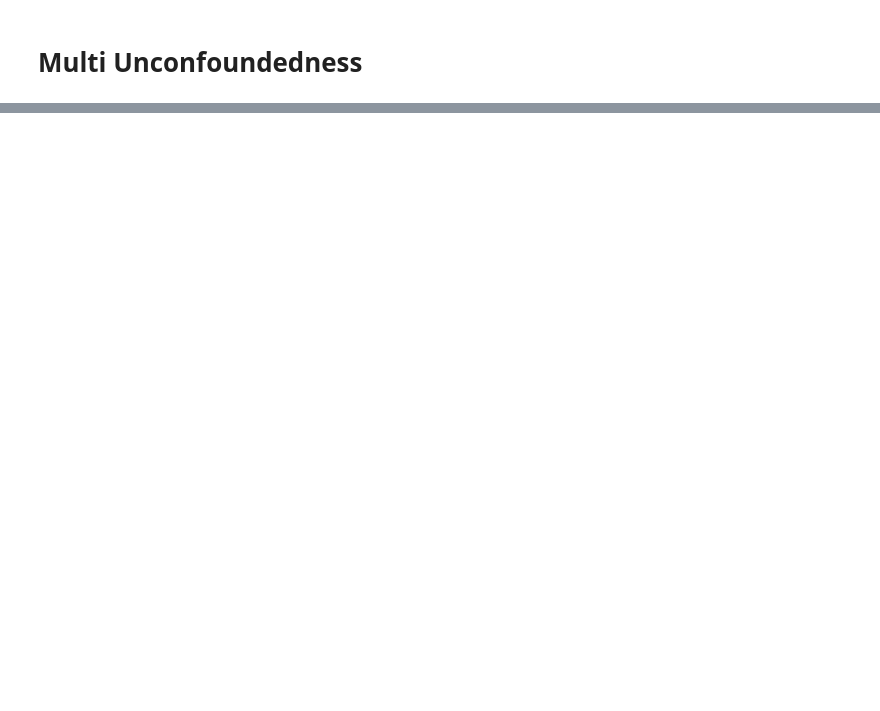
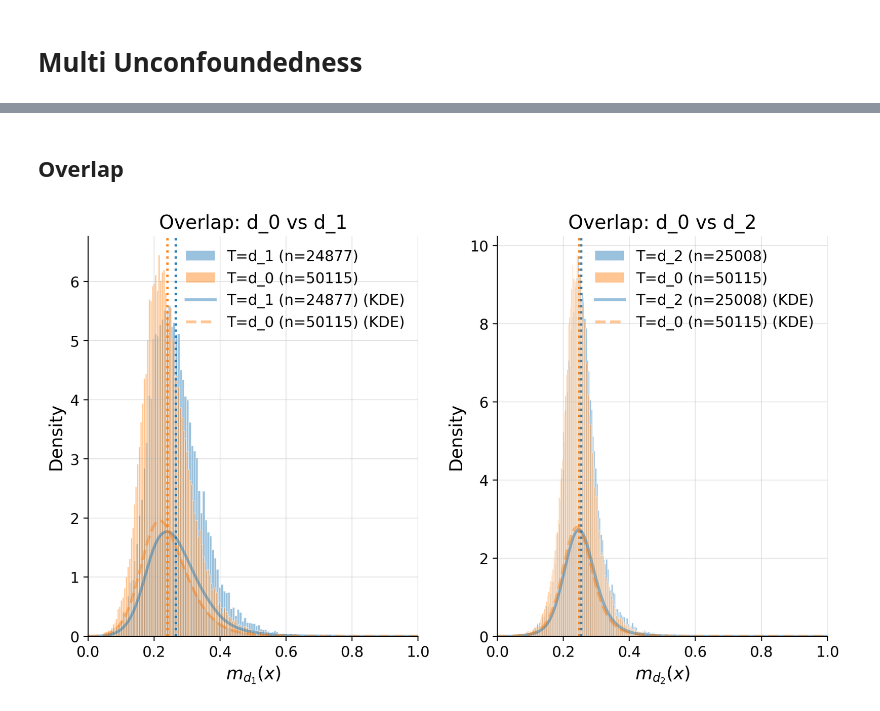
Before and after one commit to causalis-causalcraft/Causalis, a Jupyter notebook: notebooks/scenarios/multi_unconfoundedness.ipynb, the cells around one changed output, grey strips where cells are left out. Drawn from its saved outputs; the diff is of its cells as text; code cells hidden in the pictures; blank space fills up the shorter version.

```diff
--- a/notebooks/scenarios/multi_unconfoundedness.ipynb
+++ b/notebooks/scenarios/multi_unconfoundedness.ipynb
@@ -23,0 +116,4 @@ Ground truth ATE for t_2 vs t_0 is 2.616828768318921
+# %%
+from causalis.scenarios.multi_unconfoundedness import MultiTreatmentIRM
+
+model = MultiTreatmentIRM().fit(multi_causaldata)
@@ -23,0 +236,3 @@ Ground truth ATE for t_2 vs t_0 is 2.616828768318921
+# %%
+dml_result = model.estimate(score='ATE')
+dml_result.summary()
@@ -23,0 +273,8 @@ Ground truth ATE for t_2 vs t_0 is 2.616828768318921
+# %% [markdown]
+## Overlap
+# %%
+from causalis.scenarios.multi_unconfoundedness.refutation.overlap import overlap_plot
+
+overlap_plot(multi_causaldata,dml_result)
+# %% [output]
+[figure, added]
```
Also changed, not shown: parts of 46 cells of this notebook, 18 other files.
